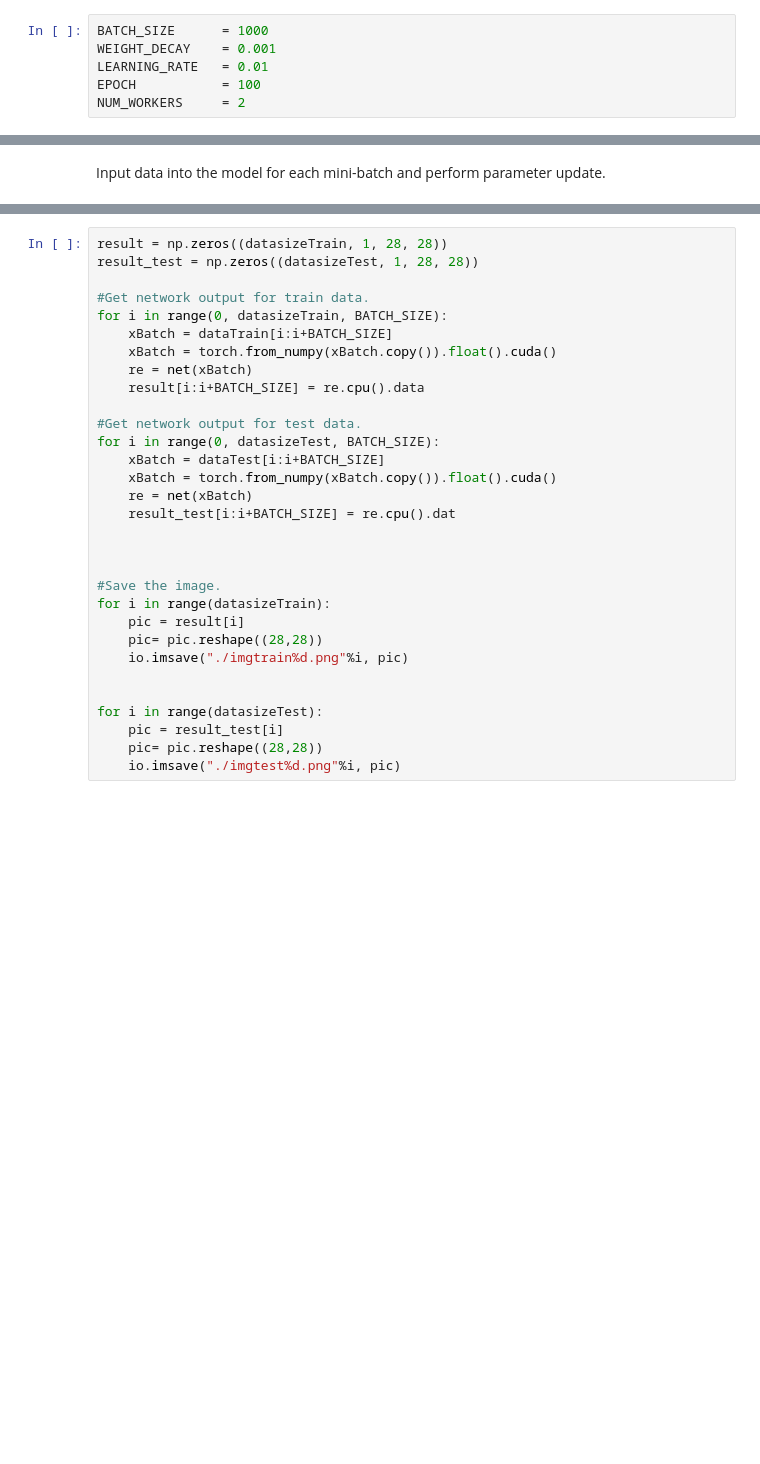
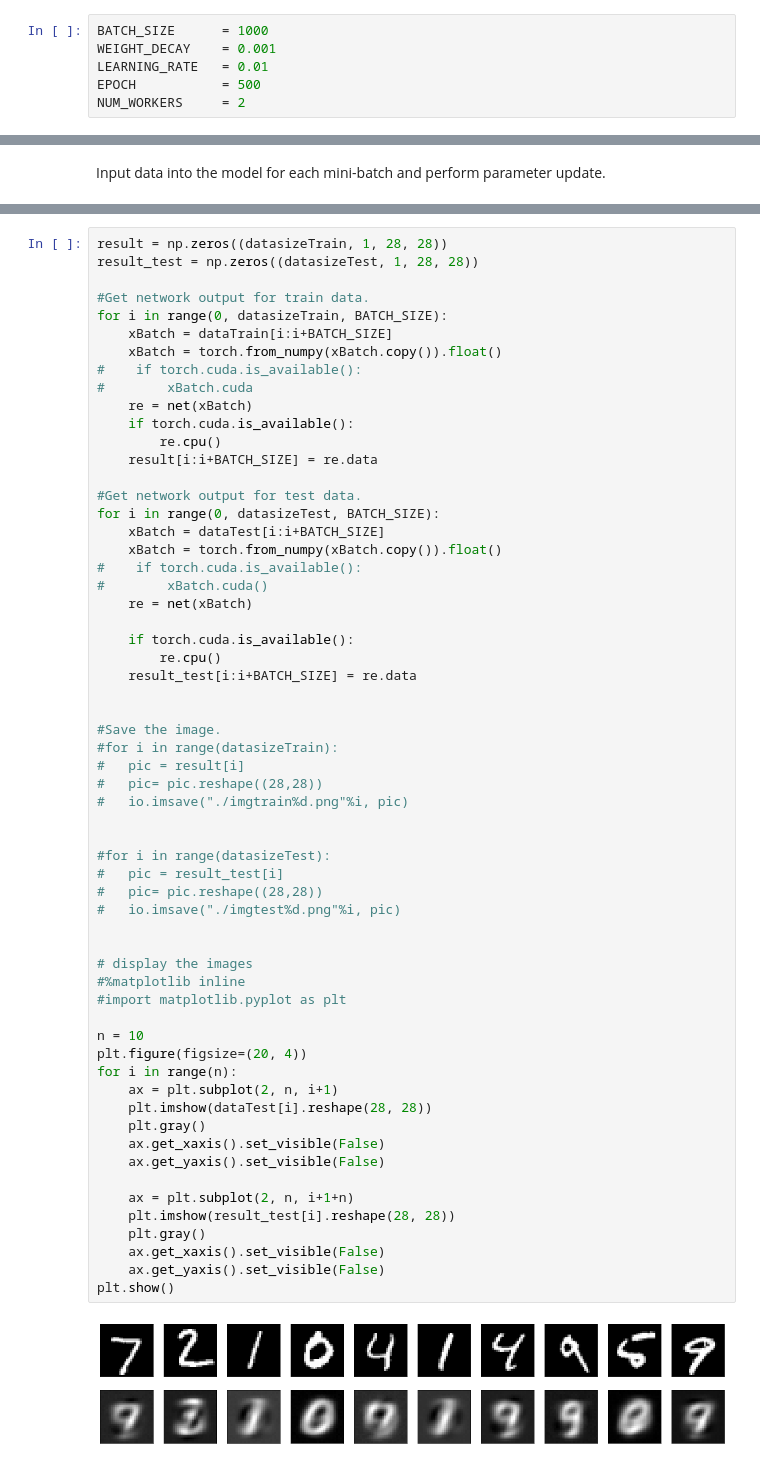
Before and after one commit to namoshi/dl_intro, a Jupyter notebook: lab_tutorial2.ipynb, the cells around one changed output, grey strips where cells are left out. Drawn from its saved outputs; the diff is of its cells as text; blank space fills up the shorter version.

```diff
--- a/lab_tutorial2.ipynb
+++ b/lab_tutorial2.ipynb
@@ -35,7 +36,7 @@ Parameter definition.
 BATCH_SIZE      = 1000
 WEIGHT_DECAY    = 0.001
 LEARNING_RATE   = 0.01
-EPOCH           = 100
+EPOCH           = 500
 NUM_WORKERS     = 2
 # %% [markdown]
 Reading dataset.
@@ -159,31 +193,62 @@ Save the output result of the network as an image.
 # %%
 result = np.zeros((datasizeTrain, 1, 28, 28))
 result_test = np.zeros((datasizeTest, 1, 28, 28))
 
 #Get network output for train data.
 for i in range(0, datasizeTrain, BATCH_SIZE):
-	xBatch = dataTrain[i:i+BATCH_SIZE]
-	xBatch = torch.from_numpy(xBatch.copy()).float().cuda()
-	re = net(xBatch)
-	result[i:i+BATCH_SIZE] = re.cpu().data
+    xBatch = dataTrain[i:i+BATCH_SIZE]
+    xBatch = torch.from_numpy(xBatch.copy()).float()
+#    if torch.cuda.is_available():
+#        xBatch.cuda
+    re = net(xBatch)
+    if torch.cuda.is_available():
+        re.cpu()
+    result[i:i+BATCH_SIZE] = re.data
 
 #Get network output for test data.
 for i in range(0, datasizeTest, BATCH_SIZE):
-	xBatch = dataTest[i:i+BATCH_SIZE]
-	xBatch = torch.from_numpy(xBatch.copy()).float().cuda()
-	re = net(xBatch)
-	result_test[i:i+BATCH_SIZE] = re.cpu().dat
+    xBatch = dataTest[i:i+BATCH_SIZE]
+    xBatch = torch.from_numpy(xBatch.copy()).float()
+#    if torch.cuda.is_available():
+#        xBatch.cuda()
+    re = net(xBatch)
 
+    if torch.cuda.is_available():
+        re.cpu()
+    result_test[i:i+BATCH_SIZE] = re.data
 
 
 #Save the image.
-for i in range(datasizeTrain):
-	pic = result[i]
-	pic= pic.reshape((28,28))
-	io.imsave("./imgtrain%d.png"%i, pic)
+#for i in range(datasizeTrain):
+#	pic = result[i]
+#	pic= pic.reshape((28,28))
+#	io.imsave("./imgtrain%d.png"%i, pic)
 
 
-for i in range(datasizeTest):
-	pic = result_test[i]
-	pic= pic.reshape((28,28))
-	io.imsave("./imgtest%d.png"%i, pic)
+#for i in range(datasizeTest):
+#	pic = result_test[i]
+#	pic= pic.reshape((28,28))
+#	io.imsave("./imgtest%d.png"%i, pic)
+
+
+# display the images
+#%matplotlib inline
+#import matplotlib.pyplot as plt
+
+n = 10
+plt.figure(figsize=(20, 4))
+for i in range(n):
+    ax = plt.subplot(2, n, i+1)
+    plt.imshow(dataTest[i].reshape(28, 28))
+    plt.gray()
+    ax.get_xaxis().set_visible(False)
+    ax.get_yaxis().set_visible(False)
+
+    ax = plt.subplot(2, n, i+1+n)
+    plt.imshow(result_test[i].reshape(28, 28))
+    plt.gray()
+    ax.get_xaxis().set_visible(False)
+    ax.get_yaxis().set_visible(False)
+plt.show()
+# %% [output]
+[figure, added]
```
Also changed, not shown: parts of 8 cells of this notebook, 3 other files.
